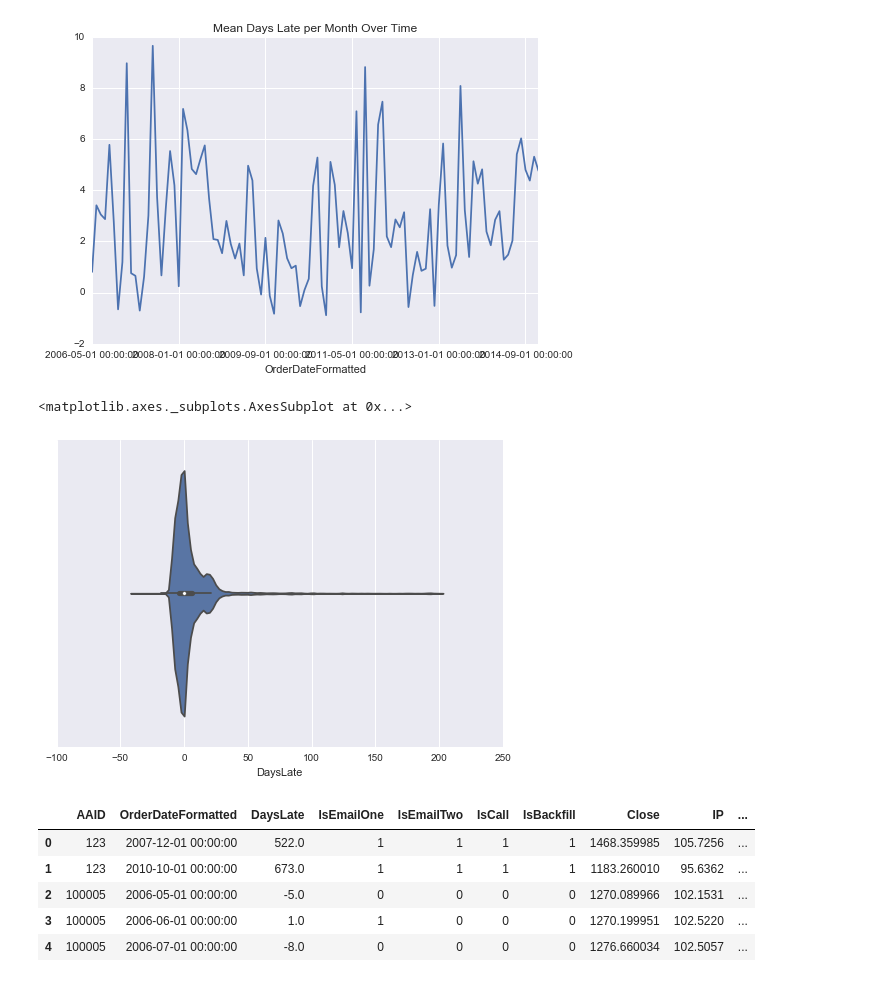
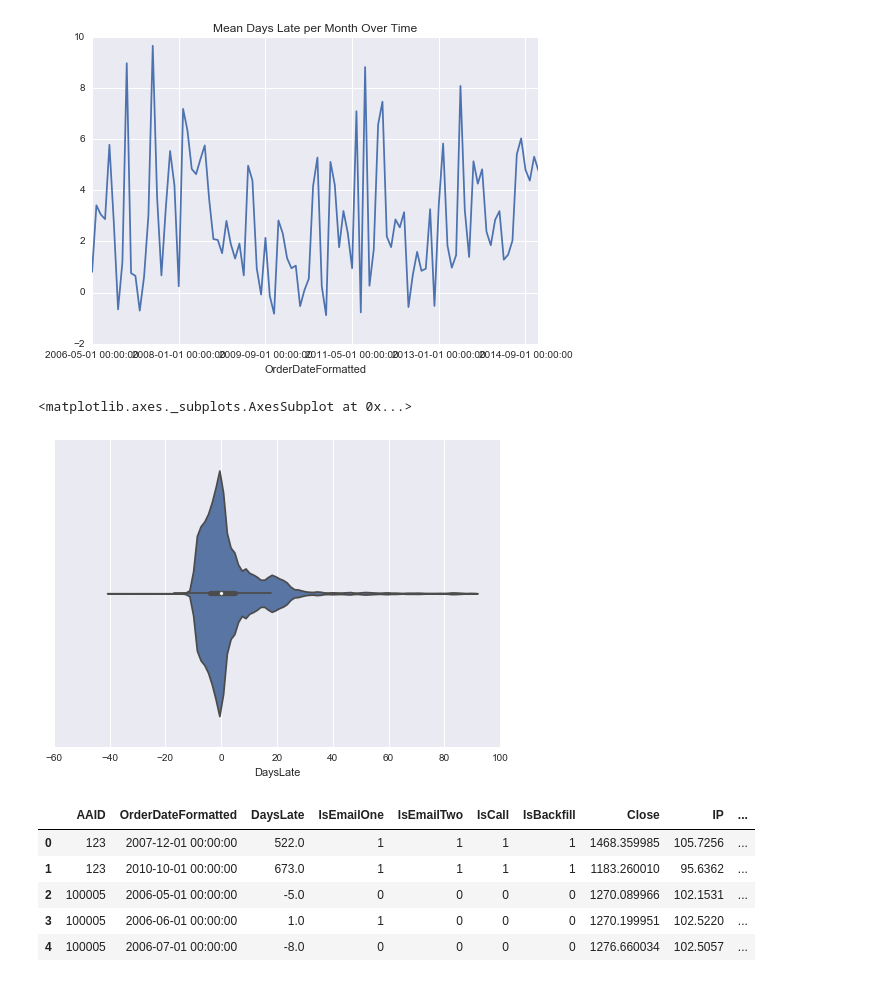
Before and after one commit to apclypsr/Capstone-Project, a Jupyter notebook: SurveyAnalysis.ipynb, the cells around one changed output. Cells and saved outputs as stored; diff of their text form; code cells hidden in the pictures.

```diff
--- a/SurveyAnalysis.ipynb
+++ b/SurveyAnalysis.ipynb
@@ -158,10 +155,10 @@ USMTO_NO_SUBMIT_BACKFILL.groupby(['OrderDateFormatted'])['DaysLate'].mean().plot
 # %%
 #plots distribution of days late - shows problem is not "endemic" but most rather participants are OK at submitting
 
-sns.violinplot(USMTO_NO_SUBMIT_OUTLIERS.DaysLate, title = 'Distribution of Days Late, 1997 to present')
+sns.violinplot(USMTO_NO_SUBMIT_BACKFILL.DaysLate, title = 'Distribution of Days Late, 1997 to present')
 # %% [output]
 <matplotlib.axes._subplots.AxesSubplot at 0x...>
-[figure, old version]
+[figure, new version]
 # %%
 #Creates table that groups by AAID and OrderDateFormatted
 
```
Also changed, not shown: parts of 36 cells of this notebook.
